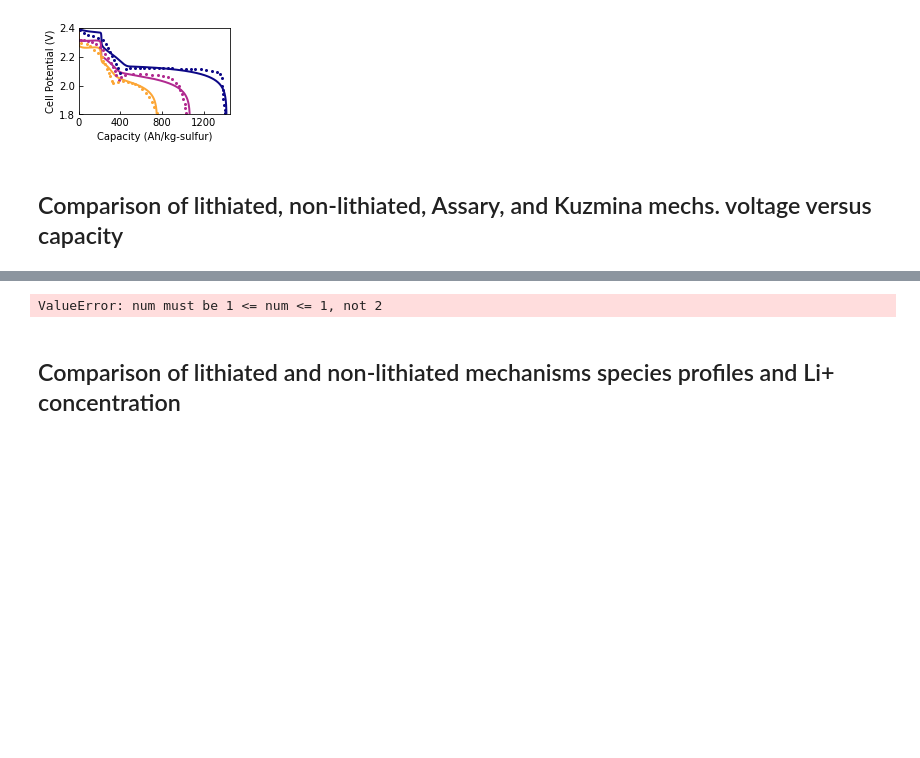
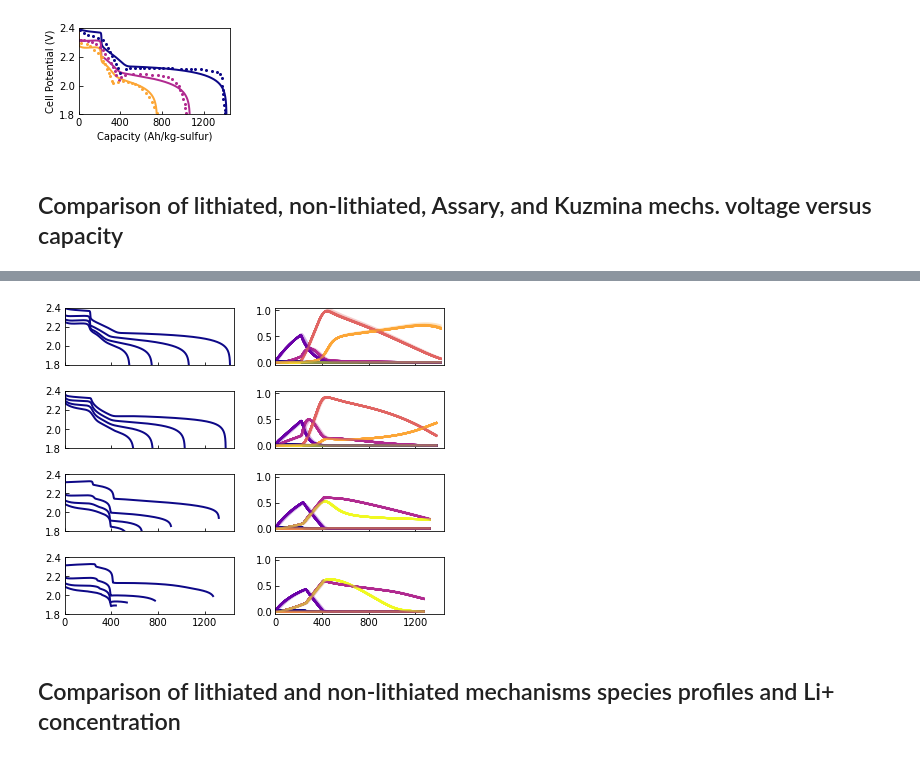
Before and after one commit to decaluwe/2020_Li_Sulfur_Modeling, a Jupyter notebook: Figures/scripts/Li_S Plotting.ipynb, the cells around one changed output, grey strips where cells are left out. Cells and saved outputs as stored; diff of their text form; code cells hidden in the pictures; blank space fills up the shorter version.

Commit message:
Scripts for all figures are done.

```diff
--- a/Figures/scripts/Li_S Plotting.ipynb
+++ b/Figures/scripts/Li_S Plotting.ipynb
@@ -111,3 +113,15 @@ def sort_df_short(SV):
                 keys_Lip = np.append(keys_Lip, key)
         C_Lip[Crate] = SV[Crate][keys_Lip]
     return Vcell, Capacity, C_k, C_Lip
+
+
+
+
+def tick_format(ax):
+    ax.tick_params(direction='in')
+    for tick in ax.xaxis.get_major_ticks():
+        tick.label1.set_fontsize(tick_font)
+        tick.label1.set_fontname(font)
+    for tick in ax.yaxis.get_major_ticks():
+        tick.label1.set_fontsize(tick_font)
+        tick.label1.set_fontname(font)
@@ -444,20 +369,7 @@ os.chdir(owd)
 
 fig, axs = plt.subplots(4, 2, sharex=True, sharey=False, num=i)
 plt.tight_layout()
-axs[0,0].tick_params(direction='in')
-axs[1,0].tick_params(direction='in')
-axs[2,0].tick_params(direction='in')
-axs[3,0].tick_params(direction='in')
 fig.set_size_inches((6., 5.))
-
-def tick_format(ax):
-    ax.tick_params(direction='in')
-    for tick in ax.xaxis.get_major_ticks():
-        tick.label1.set_fontsize(label_font)
-        tick.label1.set_fontname(font)
-    for tick in ax.yaxis.get_major_ticks():
-        tick.label1.set_fontsize(label_font)
-        tick.label1.set_fontname(font)
 
 for i in range(4):
     for j in range(2):
@@ -473,51 +385,30 @@ for k in range(4):
     axs[3,0].plot(Cap_kuzmina_65pct25um[keys_s[k]], Vcell_kuzmina_65pct25um[keys_s[k]], color = species_cmap[0],
         linewidth=lw)
 
+points = inputs.npoints_cathode+inputs.npoints_sep+1
+alphas = np.linspace(1.,0.3,points)
 for i in np.arange(0, 1, 1):
-    for j in np.arange(0, inputs.npoints_cathode):
+    for j in np.arange(0, points):
         offset = j*6
         for k in np.arange(0, 6):
             axs[1,1].plot(Cap_Li_65pct25um[keys_s[i]], C_k_Li_65pct25um[keys_s[i]].iloc[:, k+offset],
-                     linewidth=lw, color=species_cmap[k])
+                     linewidth=lw, color=species_cmap[k], alpha = alphas[j])
             axs[0,1].plot(Cap_cascade_65pct25um[keys_s[i]], C_k_cascade_65pct25um[keys_s[i]].iloc[:, k+offset],
-                     linewidth=lw, color=species_cmap[k])
+                     linewidth=lw, color=species_cmap[k], alpha = alphas[j])
             axs[2,1].plot(Cap_assary_65pct25um[keys_s[i]], C_k_assary_65pct25um[keys_s[i]].iloc[:, k+offset],
-                         linewidth=lw, color=species_cmap[k])
+                         linewidth=lw, color=species_cmap[k], alpha = alphas[j])
             axs[3,1].plot(Cap_kuzmina_65pct25um[keys_s[i]], C_k_kuzmina_65pct25um[keys_s[i]].iloc[:, k+offset],
-                         linewidth=lw, color=species_cmap[k])
+                         linewidth=lw, color=species_cmap[k], alpha = alphas[j])
 
 plt.xlim((0, 1450))
 plt.xticks([0, 400, 800, 1200])
 
-axs[0,0].set_ylim((1.8,2.4))
-axs[1,0].set_ylim((1.8,2.4))
-axs[2,0].set_ylim((1.8,2.4))
-axs[3,0].set_ylim((1.8,2.4))
-axs[0,0].set_yticks([1.8, 2.0, 2.2, 2.4])
-axs[1,0].set_yticks([1.8, 2.0, 2.2, 2.4])
-axs[2,0].set_yticks([1.8, 2.0, 2.2, 2.4])
-axs[3,0].set_yticks([1.8, 2.0, 2.2, 2.4])
+for i in range(4):
+    axs[i,0].set_ylim((1.8,2.4))
+    axs[i,0].set_yticks([1.8, 2.0, 2.2, 2.4])
+    axs[i,1].set_ylim((-0.05,1.05))
+    axs[i,1].set_yticks([0.0, 0.5, 1.0])
 
-fig.add_subplot(112, frameon=False)
-plt.set_ylabel('Cell Potential (V)')
-# axs[0,0].set_ylabel('Voltage [V]')
-# axs[1,0].set_ylabel('Voltage [V]')
-# axs[2,0].set_ylabel('Voltage [V]')
-# axs[3,0].set_ylabel('Voltage [V]')
-
-axs[0,1].set_ylim((0.0,1.1))
-axs[1,1].set_ylim((0.9,1.0))
-axs[2,1].set_ylim((0.0,1.1))
-axs[3,1].set_ylim((0.9,1.))
-axs[0,1].set_yticks([0.0, 0.5, 1.0])
-axs[1,1].set_yticks([0.0, 0.5, 1.0])
-axs[2,1].set_yticks([0.0, 0.5, 1.0])
-axs[3,1].set_yticks([0.0, 0.5, 1.0])
-
-# axs[0,1].set_ylabel('C_k [kmol_k/m^3]')
-# axs[1,1].set_ylabel('C_k [kmol_k/m^3]')
-# axs[2,1].set_ylabel('C_k [kmol_k/m^3]')
-# axs[3,1].set_ylabel('C_k [kmol_k/m^3]')
 plt.show()
 fig.savefig('Figure4_Mechanism_comparison.pdf')
 os.chdir(owd)
@@ -542,3 +417,3 @@ os.chdir(owd)
-ValueError: num must be 1 <= num <= 1, not 2
+[figure, added]
 # %% [markdown]
 ## Comparison of lithiated and non-lithiated mechanisms species profiles and Li+ concentration
```
Also changed, not shown: parts of 40 cells of this notebook, 11 other files.
